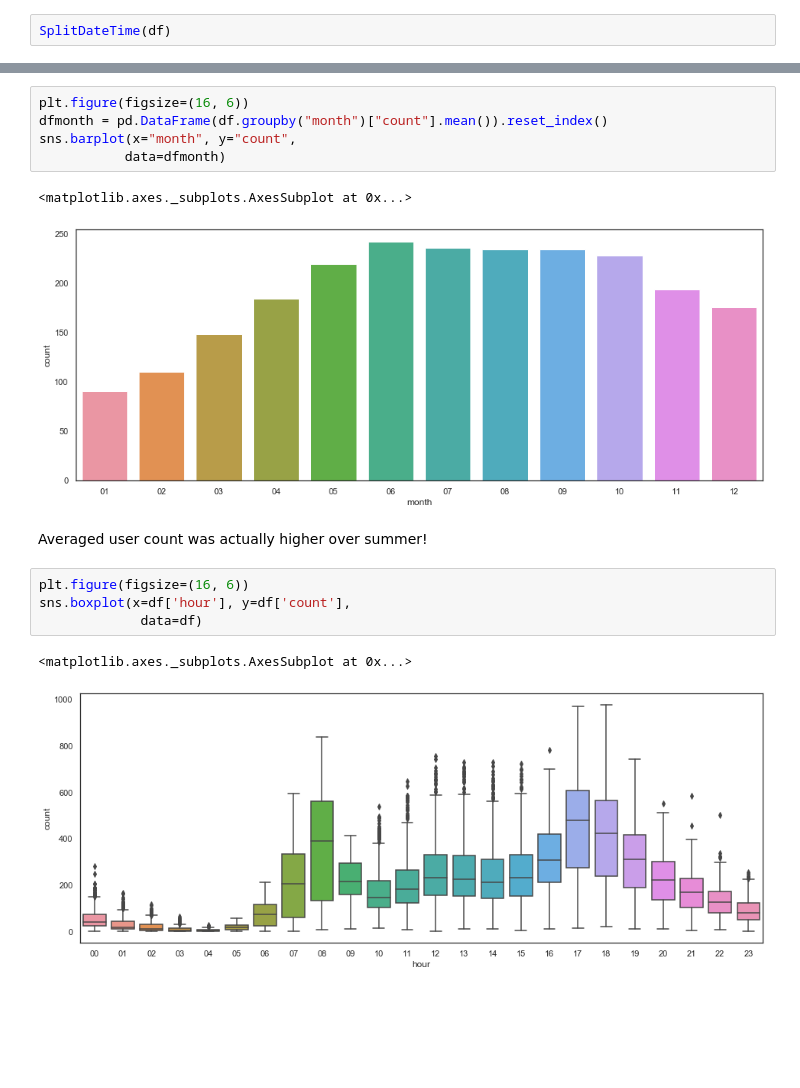
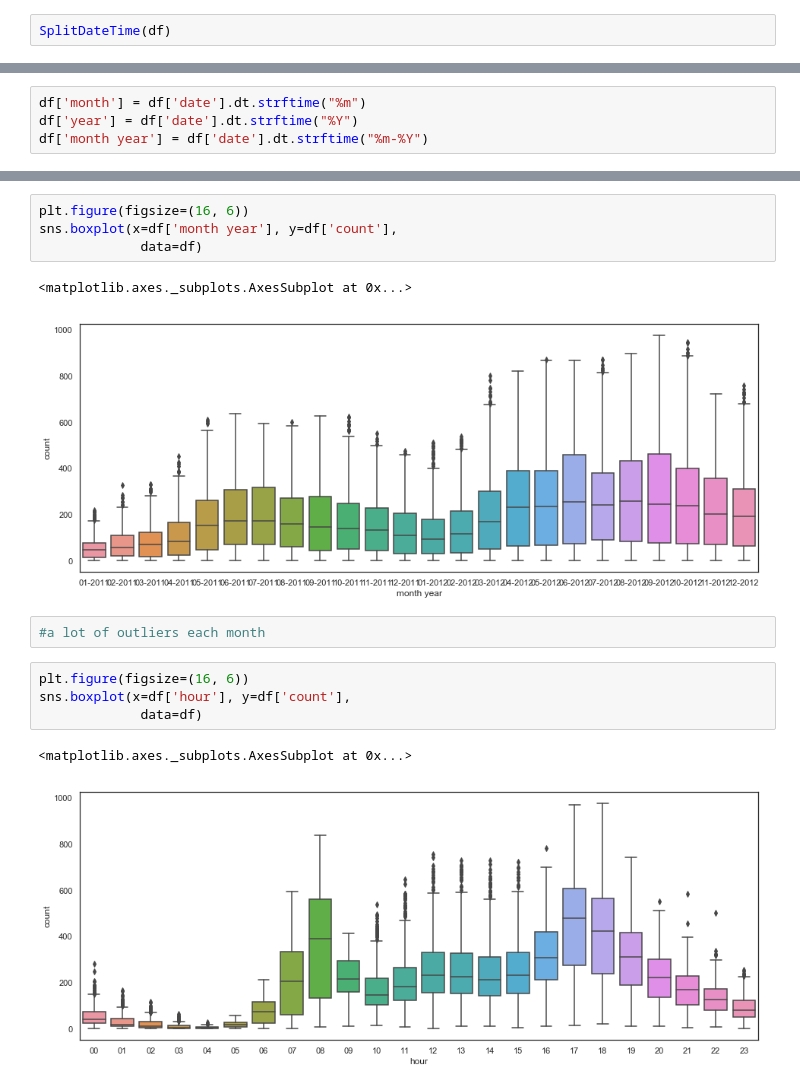
Before and after one commit to LevanAGit/bikeshare_timeseries_analysis, a Jupyter notebook: bikeshare_timeseries_analysis.ipynb, the cells around one changed output, grey strips where cells are left out. Saved outputs shown, nothing was run; the diff lists cells and outputs as text; blank space fills up the shorter version.

```diff
--- a/bikeshare_timeseries_analysis.ipynb
+++ b/bikeshare_timeseries_analysis.ipynb
@@ -139,0 +175,4 @@ SplitMonthYear(df)
+# %%
+df['month'] = df['date'].dt.strftime("%m")
+df['year'] = df['date'].dt.strftime("%Y")
+df['month year'] = df['date'].dt.strftime("%m-%Y")
@@ -158,20 +218,19 @@ Looks like most users over the summer months, but huge outliers over winter
 # %%
 plt.figure(figsize=(16, 6))
-dfmonth = pd.DataFrame(df.groupby("month")["count"].mean()).reset_index()
-sns.barplot(x="month", y="count",
-           data=dfmonth)
+sns.boxplot(x=df['month year'], y=df['count'],
+             data=df)
 # %% [output]
 <matplotlib.axes._subplots.AxesSubplot at 0x...>
-[figure, old version]
+[figure, new version]
-# %% [markdown]
-Averaged user count was actually higher over summer!
+# %%
+#a lot of outliers each month
 # %%
 plt.figure(figsize=(16, 6))
 sns.boxplot(x=df['hour'], y=df['count'],
              data=df)
 # %% [output]
 <matplotlib.axes._subplots.AxesSubplot at 0x...>
-[figure, old version]
+[figure, new version]
 # %%
 plt.figure(figsize=(16, 6))
 dfhour = pd.DataFrame(df.groupby("hour")["count"].mean()).reset_index()
```
Also changed, not shown: parts of 46 cells of this notebook.
